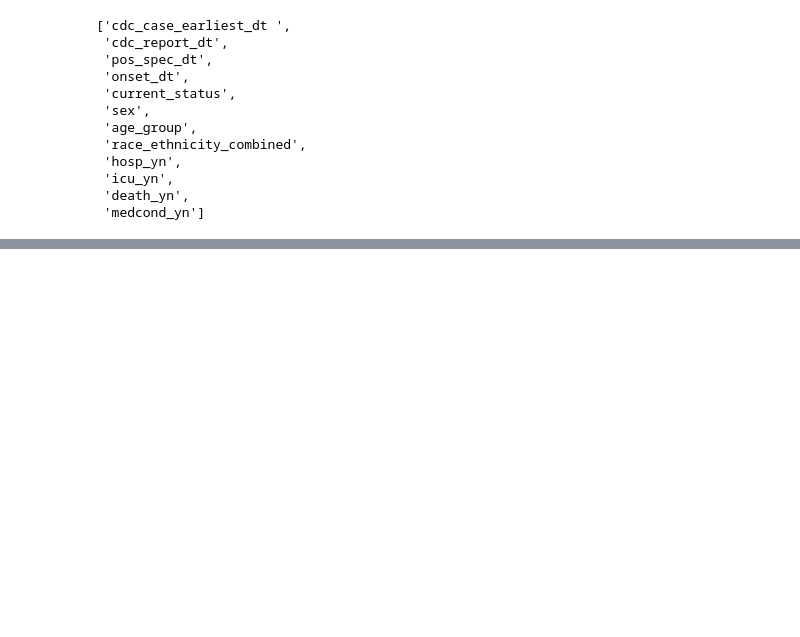
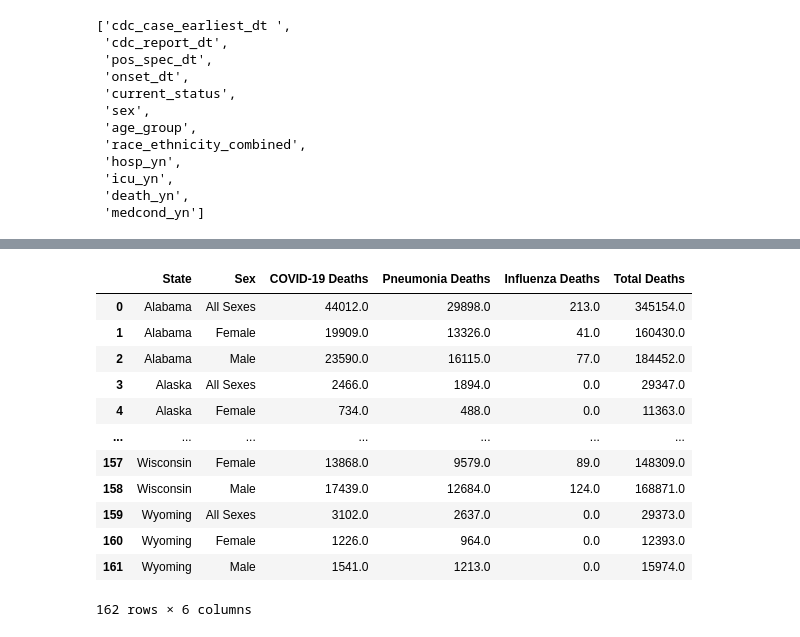
Before and after one commit to HartChrisT/Covid_Comorbidities, a Jupyter notebook: COVID_DataFrames.ipynb, the cells around one changed output, grey strips where cells are left out. Cells and saved outputs as stored; diff of their text form; code cells hidden in the pictures; blank space fills up the shorter version.

```diff
--- a/COVID_DataFrames.ipynb
+++ b/COVID_DataFrames.ipynb
@@ -236,0 +240,3 @@ See the caveats in the documentation: https://pandas.pydata.org/pandas-docs/stab
+# %%
+# Converting Object to Date
+Covid_sex_by_month['Start Date'] = pd.to_datetime(Covid_sex_by_month['Start Date'])
@@ -236,0 +249,4 @@ See the caveats in the documentation: https://pandas.pydata.org/pandas-docs/stab
+# %%
+# Converting date to month year format
+Covid_sex_by_month['Start Date'] = Covid_sex_by_month['Start Date'].dt.strftime('%d-%Y')
+Covid_sex_by_month.tail()
@@ -315,0 +375,17 @@ Covid_case_surveillance.columns.tolist()
+# %%
+Covid_deaths_per_state = Covid_sex_by_month.groupby(['State','Sex']).sum()[['COVID-19 Deaths', 'Pneumonia Deaths', 'Influenza Deaths', 'Total Deaths']].reset_index()
+Covid_deaths_per_state
+# %% [output]
+|  | State | Sex | COVID-19 Deaths | Pneumonia Deaths | Influenza Deaths | Total Deaths |
+| 0 | Alabama | All Sexes | 44012.0 | 29898.0 | 213.0 | 345154.0 |
+| 1 | Alabama | Female | 19909.0 | 13326.0 | 41.0 | 160430.0 |
+| 2 | Alabama | Male | 23590.0 | 16115.0 | 77.0 | 184452.0 |
+| 3 | Alaska | All Sexes | 2466.0 | 1894.0 | 0.0 | 29347.0 |
+| 4 | Alaska | Female | 734.0 | 488.0 | 0.0 | 11363.0 |
+| ... | ... | ... | ... | ... | ... | ... |
+| 157 | Wisconsin | Female | 13868.0 | 9579.0 | 89.0 | 148309.0 |
+| 158 | Wisconsin | Male | 17439.0 | 12684.0 | 124.0 | 168871.0 |
+| 159 | Wyoming | All Sexes | 3102.0 | 2637.0 | 0.0 | 29373.0 |
+| 160 | Wyoming | Female | 1226.0 | 964.0 | 0.0 | 12393.0 |
+| 161 | Wyoming | Male | 1541.0 | 1213.0 | 0.0 | 15974.0 |
+162 rows × 6 columns
```
Also changed, not shown: parts of 11 cells of this notebook, 3 other files.
